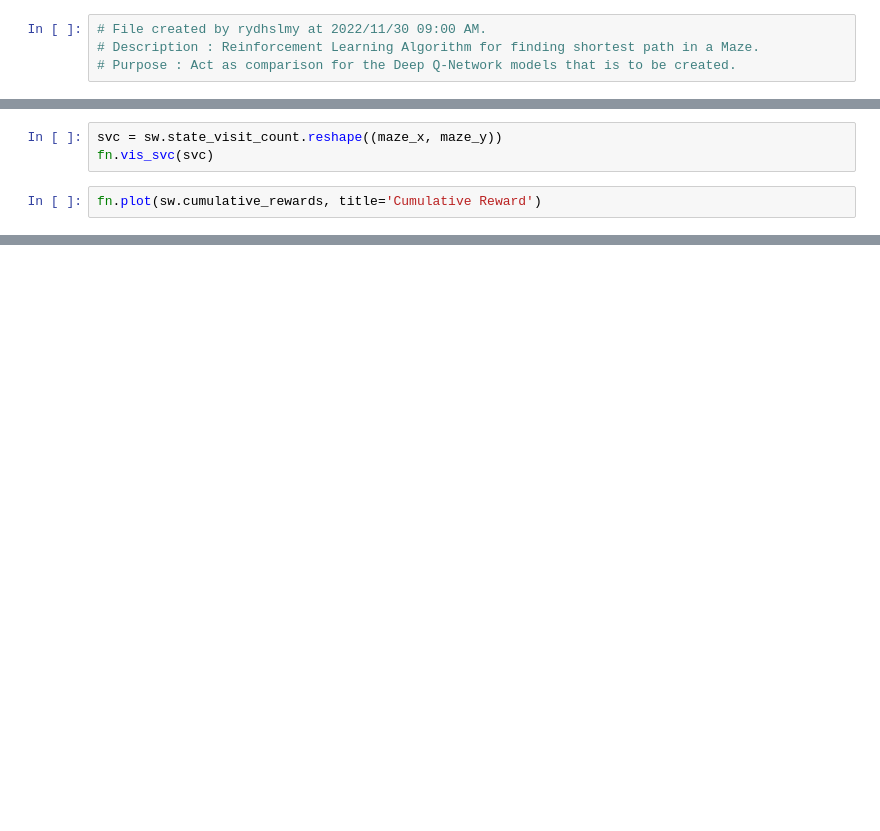
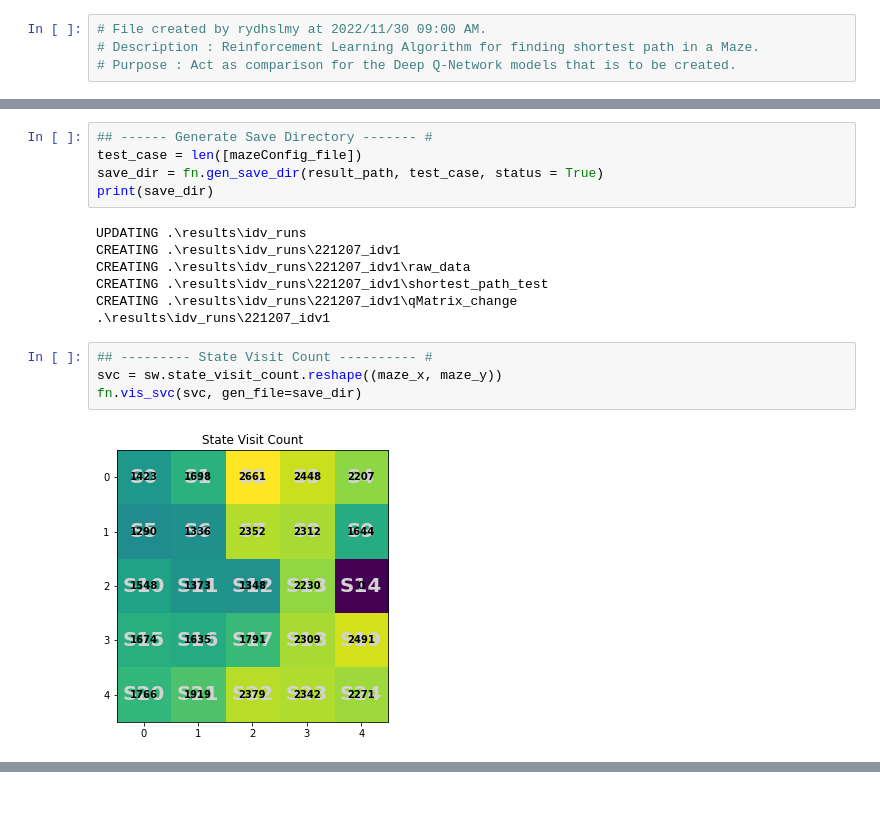
Before and after one commit to LabPMEITB/RL-Simulation-Script, a Jupyter notebook: main.ipynb, the cells around one changed output, grey strips where cells are left out. Cells and saved outputs as stored; diff of their text form; blank space fills up the shorter version.

Commit message:
Update main.ipynb for single test case run

```diff
--- a/main.ipynb
+++ b/main.ipynb
@@ -124,5 +164,18 @@ for path in records:
+# %%
+## ------ Generate Save Directory ------- #
+test_case = len([mazeConfig_file])
+save_dir = fn.gen_save_dir(result_path, test_case, status = True)
+print(save_dir)
+# %% [output]
+UPDATING .\results\idv_runs
+CREATING .\results\idv_runs\221207_idv1
+CREATING .\results\idv_runs\221207_idv1\raw_data
+CREATING .\results\idv_runs\221207_idv1\shortest_path_test
+CREATING .\results\idv_runs\221207_idv1\qMatrix_change
+.\results\idv_runs\221207_idv1
 # %%
+## --------- State Visit Count ---------- #
 svc = sw.state_visit_count.reshape((maze_x, maze_y))
-fn.vis_svc(svc)
+fn.vis_svc(svc, gen_file=save_dir)
+# %% [output]
+[figure, added]
-# %%
-fn.plot(sw.cumulative_rewards, title='Cumulative Reward')
```
Also changed, not shown: parts of 28 cells of this notebook, 3 other files.
